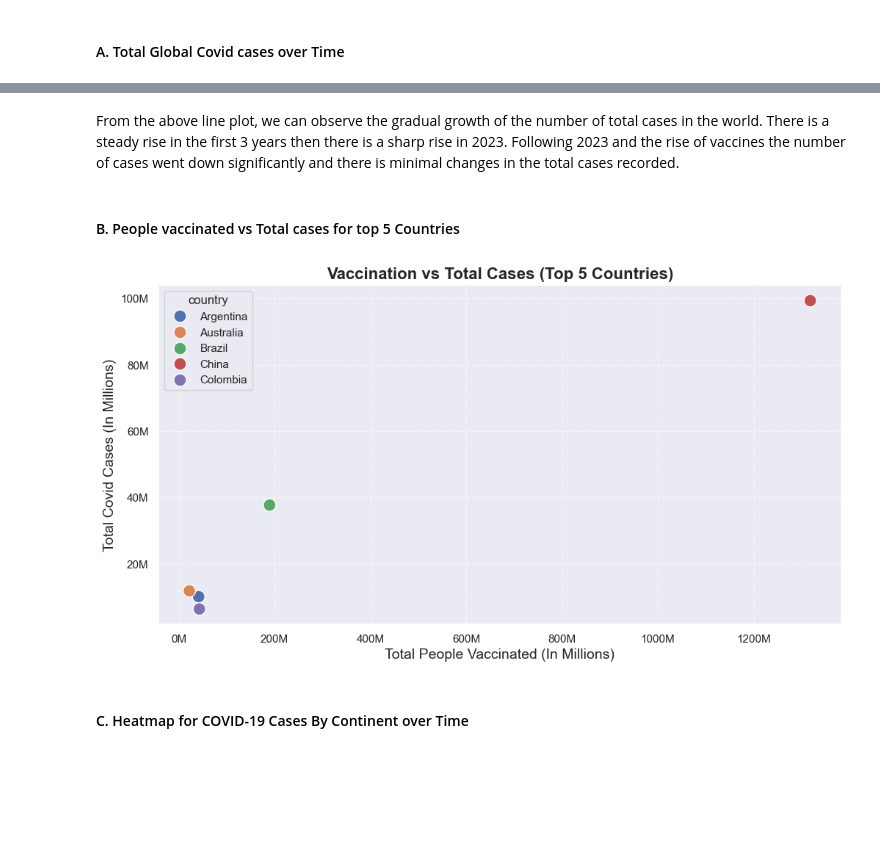
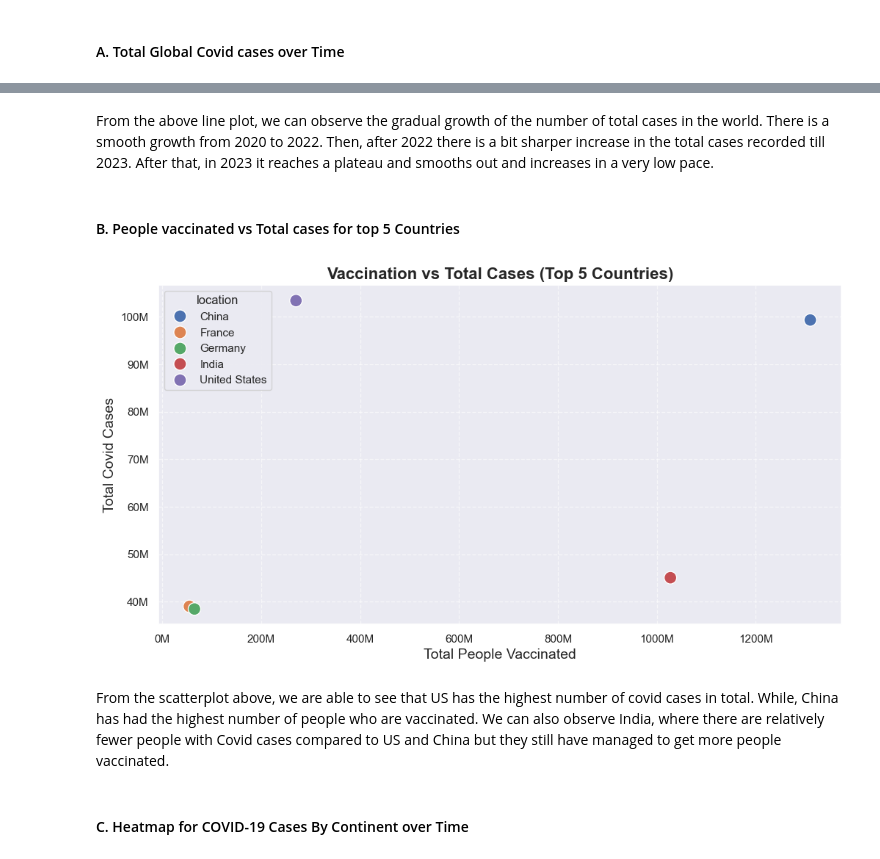
Before and after one commit to palden0929/covid19-data-analysis, a Jupyter notebook: Covid19_Trend_Analysis.ipynb, the cells around one changed output, grey strips where cells are left out. Drawn from its saved outputs; the diff is of its cells as text; code cells hidden in the pictures; blank space fills up the shorter version.

```diff
--- a/Covid19_Trend_Analysis.ipynb
+++ b/Covid19_Trend_Analysis.ipynb
@@ -201,6 +197,8 @@ covid_subset = covid_subset[covid_subset['date'] <= end_date]
 covid_subset.duplicated().sum()
 # %% [output]
 0
+# %%
+covid_subset = covid_subset.drop_duplicates()
 # %%
 # Dealing with the continents listed as countries
 invalid_countries = [
@@ -208,7 +206,7 @@ invalid_countries = [
     'South America', 'Oceania', 'European Union', 'International'
 ]
 
-covid_subset = covid_subset[~covid_subset['country'].isin(invalid_countries)]
+covid_subset = covid_subset[~covid_subset['location'].isin(invalid_countries)]
 covid_subset = covid_subset[covid_subset['continent'].notna()]  # removing rows with no continent
 # %%
 # Checking the missing values left
@@ -241,7 +239,7 @@ cumulative_columns = [
 
 # Apply ffill to the cumulative columns according to the country so it does not mix up between the countries values
 covid_subset[cumulative_columns] = (
-    covid_subset.sort_values(['country', 'date']).groupby('country')[cumulative_columns].ffill()
+    covid_subset.sort_values(['location', 'date']).groupby('location')[cumulative_columns].ffill()
 )
 # %%
 # Using interpolate for the missing values in the daily update columns because it replaces the missing values by estimation from the other near data points.
@@ -276,6 +274,8 @@ dtype: int64
 # Also for the vaccinations, the error is caused because recorded data is before the vaccination program began for all the countries
 covid_subset[cumulative_columns] = covid_subset[cumulative_columns].fillna(0)
 covid_subset[daily_columns] = covid_subset[daily_columns].fillna(0)
+# %%
+covid_subset = covid_subset.drop_duplicates()
 # %%
 # Checking the missing values left
 covid_subset.isna().sum()
@@ -370,39 +370,41 @@ plt.show()
 # %% [markdown]
-From the above line plot, we can observe the gradual growth of the number of total cases in the world. There is a steady rise in the first 3 years then there is a sharp rise in 2023. Following 2023 and the rise of vaccines the number of cases went down significantly and there is minimal changes in the total cases recorded.
+From the above line plot, we can observe the gradual growth of the number of total cases in the world. There is a smooth growth from 2020 to 2022. Then, after 2022 there is a bit sharper increase in the total cases recorded till 2023. After that, in 2023 it reaches a plateau and smooths out and increases in a very low pace.
 # %% [markdown]
 #### B. People vaccinated vs Total cases for top 5 Countries
 # %%
 # Creating a dataframe for the top 5 countries with the most cases recorded
-top5 = covid_subset.groupby('country')['total_cases'].max().nlargest(5).index
-top5_cases = covid_subset[covid_subset['country'].isin(top5)]
+top5 = covid_subset.groupby('location')['total_cases'].max().nlargest(5).index
+top5_cases = covid_subset[covid_subset['location'].isin(top5)]
 
 # Storing the data in a new dataframe so that the latest entry of the countries are stored
-latest_entry = top5_cases.groupby('country').last().reset_index()
+latest_entry = top5_cases.groupby('location').last().reset_index()
 
 # Plotting the scatter plot
 sns.set_theme(style = 'dark')
 fig, graph = plt.subplots(figsize=(12, 6))
-sns.scatterplot(data=latest_entry,x = 'people_vaccinated',y = 'total_cases',hue = 'country',s = 150)
+sns.scatterplot(data=latest_entry,x = 'people_vaccinated',y = 'total_cases',hue = 'location',s = 150)
 
 # Defining a custom function to format the labels in millions to make it more readable in the graph
 def millions_formatter(x, pos):
     return f'{x / 1e6:.0f}M'
 
 # Creating a formatter instance for the custom function
 format_to_millions = ticker.FuncFormatter(millions_formatter)
 
 # Apply the million formatter to both axes
 graph.xaxis.set_major_formatter(format_to_millions)
 graph.yaxis.set_major_formatter(format_to_millions)
 
 # Labeling the graph
 plt.title("Vaccination vs Total Cases (Top 5 Countries)", fontsize = 16, fontweight = 'bold')
-plt.xlabel("Total People Vaccinated (In Millions)", fontsize = 14)
-plt.ylabel("Total Covid Cases (In Millions)", fontsize = 14)
+plt.xlabel("Total People Vaccinated", fontsize = 14)
+plt.ylabel("Total Covid Cases", fontsize = 14)
 plt.grid(True, linestyle='--', alpha=0.6)
 plt.show()
 # %% [output]
-[figure, old version]
+[figure, new version]
+# %% [markdown]
+From the scatterplot above, we are able to see that US has the highest number of covid cases in total. While, China has had the highest number of people who are vaccinated. We can also observe India, where there are relatively fewer people with Covid cases compared to US and China but they still have managed to get more people vaccinated.
 # %% [markdown]
 #### C. Heatmap for COVID-19 Cases By Continent over Time
 # %%
```
Also changed, not shown: parts of 20 cells of this notebook, 2 other files.
